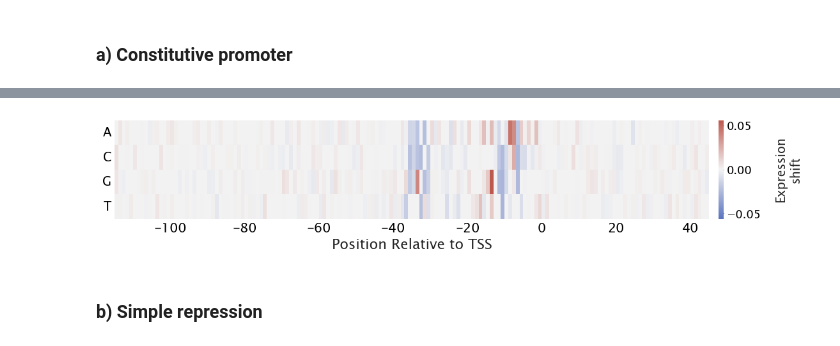
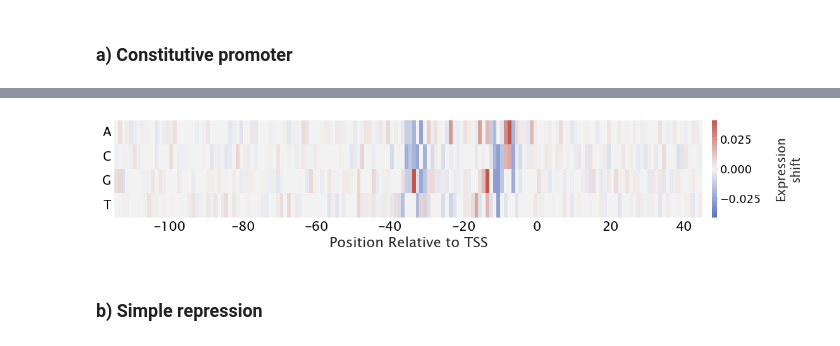
Before and after one commit to RPGroup-PBoC/theoretical_regseq, a Jupyter notebook: figures/figure_notebooks/figure3.ipynb, the cells around one changed output, grey strips where cells are left out. Drawn from its saved outputs; the diff is of its cells as text; code cells hidden in the pictures.

```diff
--- a/figures/figure_notebooks/figure3.ipynb
+++ b/figures/figure_notebooks/figure3.ipynb
@@ -85,33 +85,33 @@ tregs.footprint.plot_footprint(promoter, df, region_params,
 # %%
 exshift = tregs.footprint.get_expression_shift_matrix(df, promoter)
 
 fig, ax = plt.subplots(figsize=(15, 2))
 
-vmax = np.max(np.abs(exshift))
+vmax = np.max(np.abs(exshift)) * 0.5
 vmin = -vmax
 
 div_colors = sns.diverging_palette(258, 16, s=56, l=50, n=15, sep=5, center='light', as_cmap=True)
 hm = sns.heatmap(exshift, cmap=div_colors, ax=ax, vmin=vmin, vmax=vmax, center=0)
 ax.set_yticklabels(['A', 'C', 'G', 'T'], rotation=360, fontsize=14)
 ax.set_xlabel('Position Relative to TSS', fontsize=16)
 
 # Explicitly set the x-ticks to match your desired labels
 tick_positions = np.arange(15, 161, 20)  # Adjust the divisor to match your number of labels
 tick_labels = np.arange(-100, 41, 20)
 ax.set_xticks(tick_positions)  # Set the positions for the x-ticks
 ax.set_xticklabels(tick_labels, rotation=360, fontsize=15)  # Set the labels for the x-ticks and rotate them
 
 # Access the colorbar and modify its properties
 cbar = hm.collections[0].colorbar
 cbar.ax.set_position([ax.get_position().x1 + 0.01, ax.get_position().y0, 0.02, ax.get_position().height])
 cbar.set_label('Expression\nshift', rotation=90, labelpad=15, fontsize=14)
 cbar.ax.tick_params(labelsize=13)
 
 #plt.tight_layout()
 plt.savefig('../plots/fig3/constitutive_exshift_matrix.pdf', bbox_inches='tight')
 plt.show()
 # %% [output]
-[figure, old version]
+[figure, new version]
 # %% [markdown]
 ### b) Simple repression
 # %%
```
Also changed, not shown: parts of 13 cells of this notebook, 1 other file.
